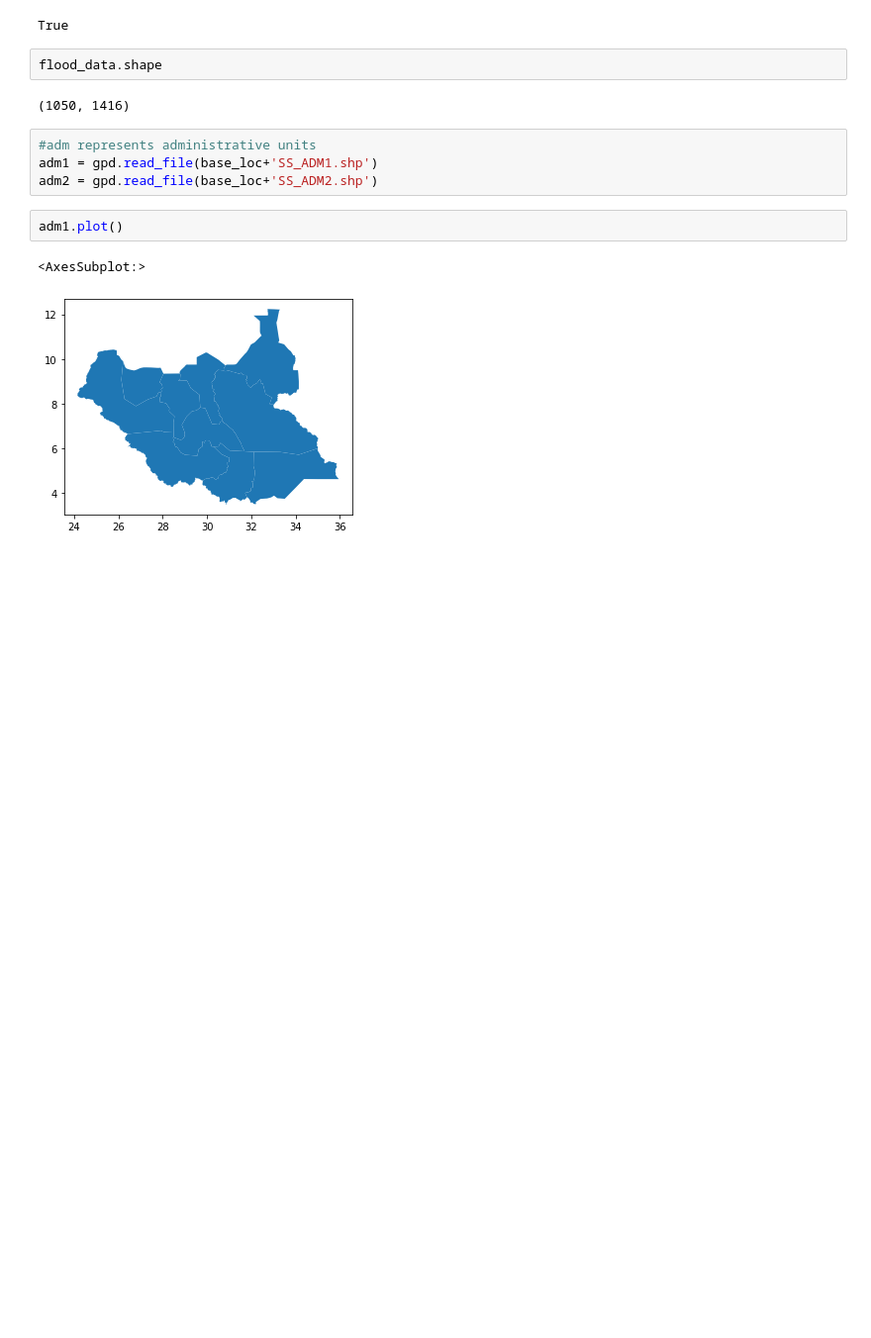
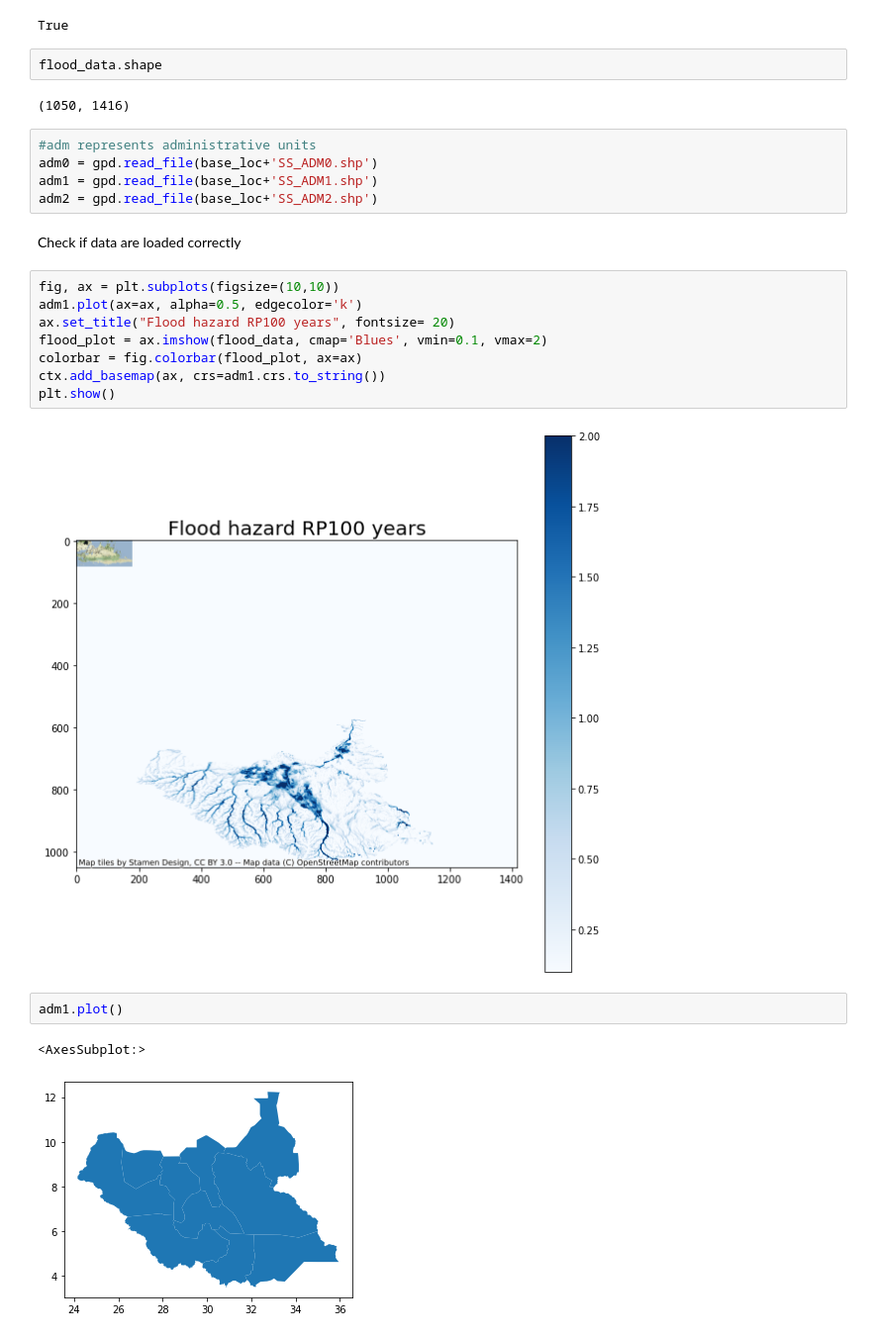
Before and after one commit to sabgis1968/rdl-pyTools, a Jupyter notebook: ss-fl-pop.ipynb, the cells around one changed output. Shown at 99% size. Cells and saved outputs as stored; diff of their text form; blank space fills up the shorter version.

```diff
--- a/ss-fl-pop.ipynb
+++ b/ss-fl-pop.ipynb
@@ -155,8 +158,21 @@ flood_data.shape
 (1050, 1416)
 # %%
 #adm represents administrative units
+adm0 = gpd.read_file(base_loc+'SS_ADM0.shp')
 adm1 = gpd.read_file(base_loc+'SS_ADM1.shp')
 adm2 = gpd.read_file(base_loc+'SS_ADM2.shp')
+# %% [markdown]
+Check if data are loaded correctly
+# %%
+fig, ax = plt.subplots(figsize=(10,10))
+adm1.plot(ax=ax, alpha=0.5, edgecolor='k')
+ax.set_title("Flood hazard RP100 years", fontsize= 20)
+flood_plot = ax.imshow(flood_data, cmap='Blues', vmin=0.1, vmax=2)
+colorbar = fig.colorbar(flood_plot, ax=ax)
+ctx.add_basemap(ax, crs=adm1.crs.to_string())
+plt.show()
+# %% [output]
+[figure, added]
 # %%
 adm1.plot()
 # %% [output]
```
Also changed, not shown: parts of 1 cell of this notebook.
